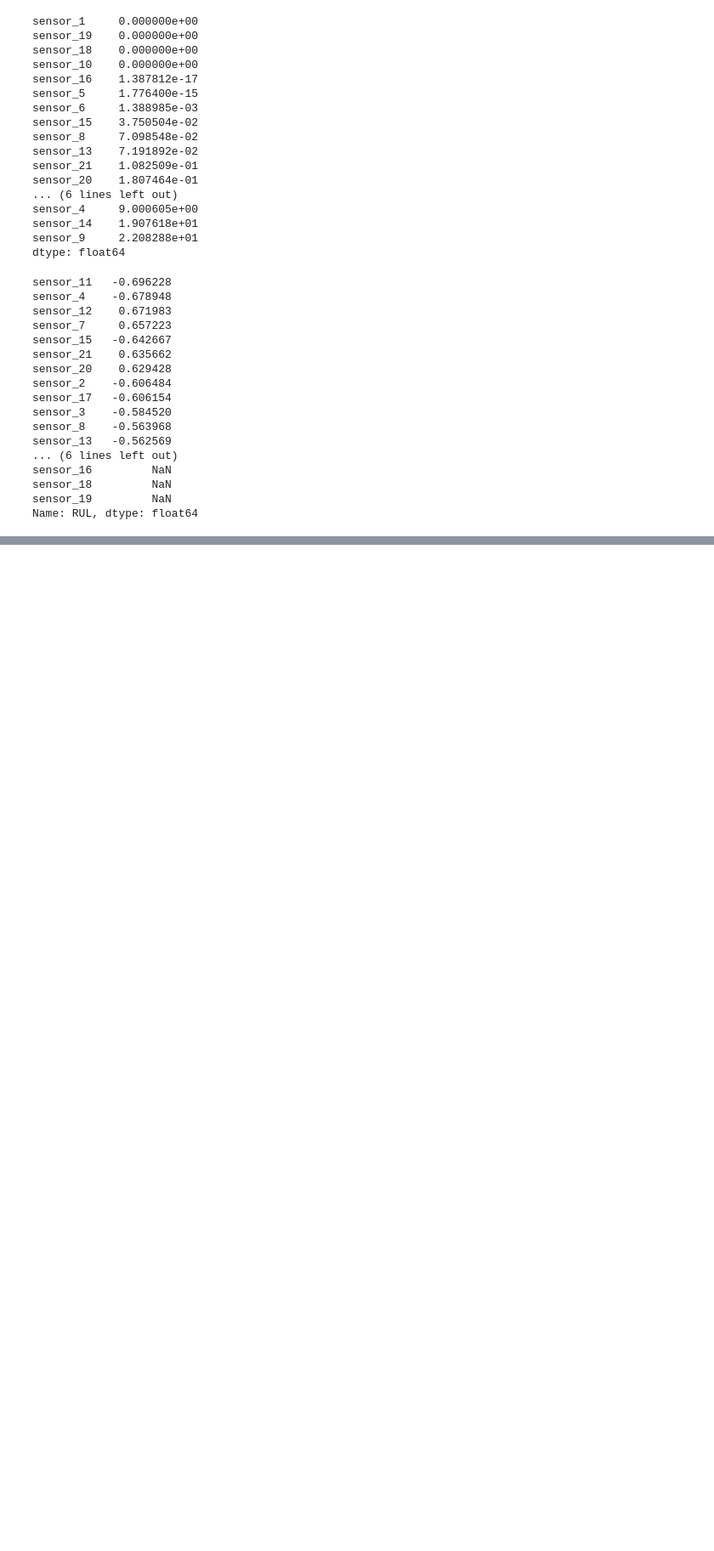
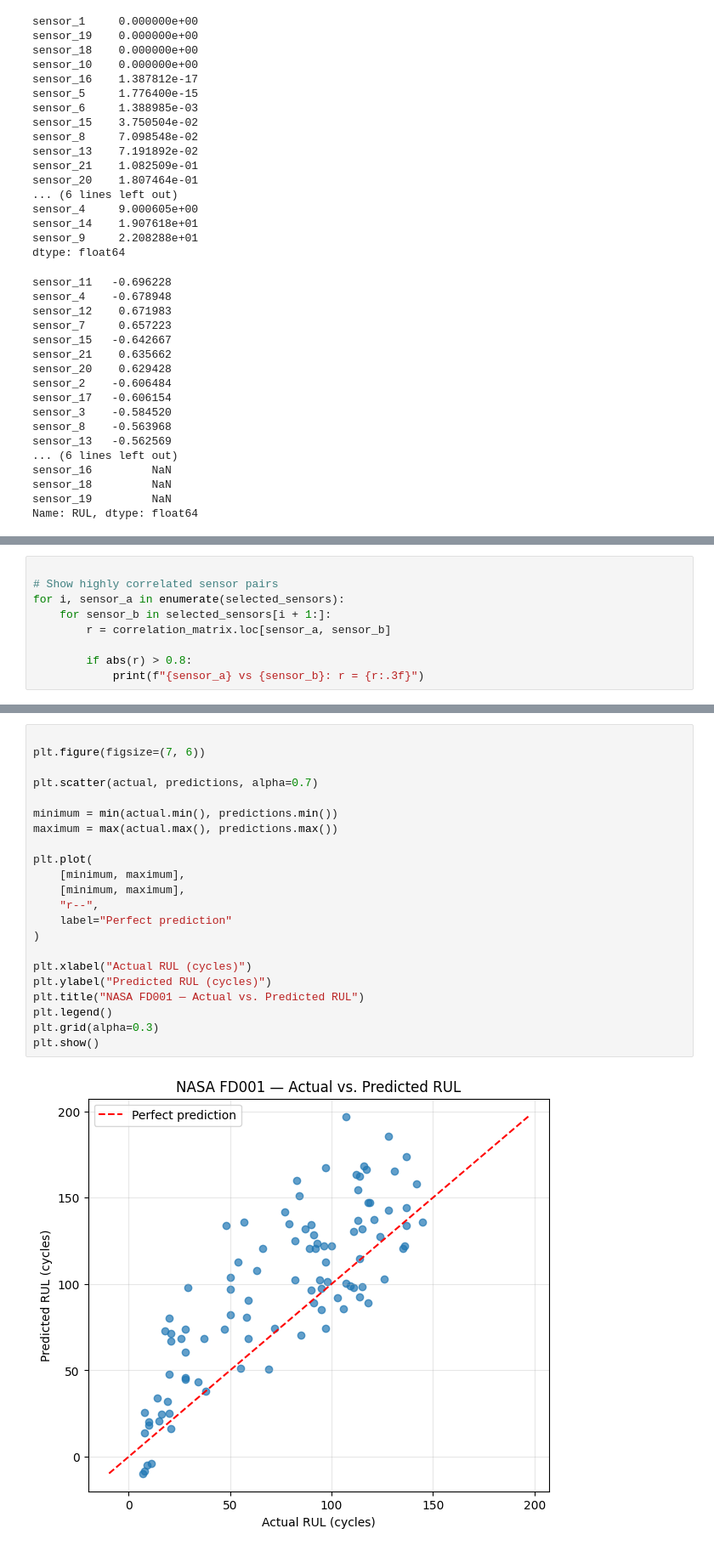
Before and after one commit to mmm1602/jet-engine-rul, a Jupyter notebook: notebooks/analysis.ipynb, the cells around one changed output, grey strips where cells are left out. Shown at 85% size. Cells and saved outputs as stored; diff of their text form; blank space fills up the shorter version.

```diff
--- a/notebooks/analysis.ipynb
+++ b/notebooks/analysis.ipynb
@@ -204,0 +268,9 @@ Name: RUL, dtype: float64
+# %%
+
+# Show highly correlated sensor pairs
+for i, sensor_a in enumerate(selected_sensors):
+    for sensor_b in selected_sensors[i + 1:]:
+        r = correlation_matrix.loc[sensor_a, sensor_b]
+
+        if abs(r) > 0.8:
+            print(f"{sensor_a} vs {sensor_b}: r = {r:.3f}")
@@ -204,0 +604,24 @@ Name: RUL, dtype: float64
+# %%
+
+plt.figure(figsize=(7, 6))
+
+plt.scatter(actual, predictions, alpha=0.7)
+
+minimum = min(actual.min(), predictions.min())
+maximum = max(actual.max(), predictions.max())
+
+plt.plot(
+    [minimum, maximum],
+    [minimum, maximum],
+    "r--",
+    label="Perfect prediction"
+)
+
+plt.xlabel("Actual RUL (cycles)")
+plt.ylabel("Predicted RUL (cycles)")
+plt.title("NASA FD001 — Actual vs. Predicted RUL")
+plt.legend()
+plt.grid(alpha=0.3)
+plt.show()
+# %% [output]
+[figure, added]
```
Also changed, not shown: parts of 32 cells of this notebook.
